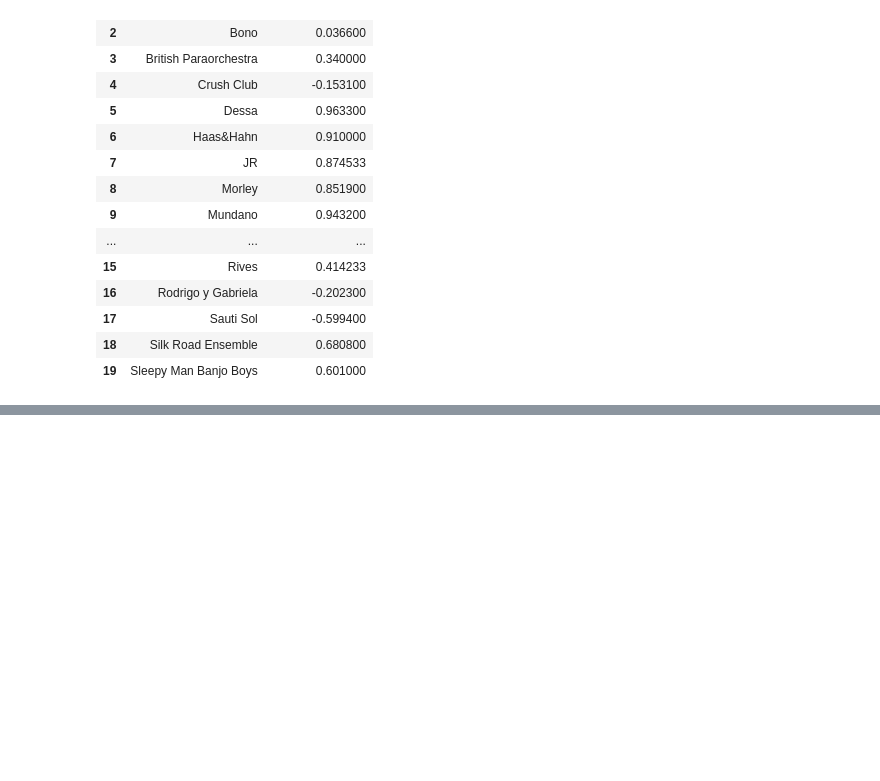
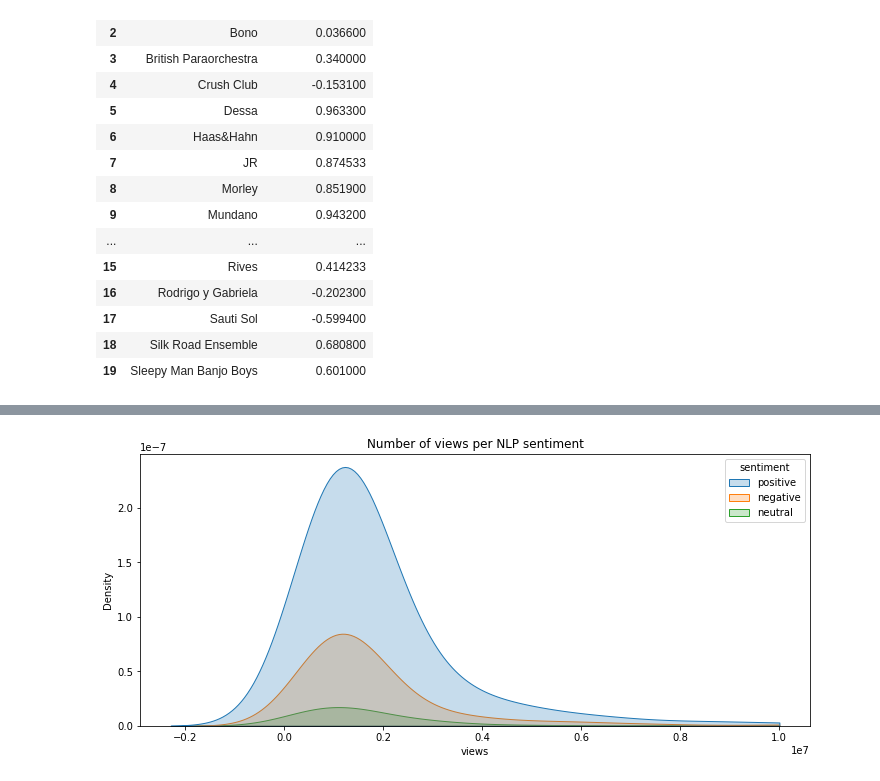
Before and after one commit to ju-br/Project-TED-talks-API-SQL, a Jupyter notebook: API SQL Sentiment TED.ipynb, the cells around one changed output, grey strips where cells are left out. Drawn from its saved outputs; the diff is of its cells as text; code cells hidden in the pictures; blank space fills up the shorter version.

Commit message:
sentiment plots

```diff
--- a/API SQL Sentiment TED.ipynb
+++ b/API SQL Sentiment TED.ipynb
@@ -353,0 +310,3 @@ export_csv (df)
+# %%
+ted_df=pd.read_csv('data/TED.csv')
+ted_df
@@ -383,0 +488,8 @@ fig.show()
+# %%
+# views x sentiment
+plt.figure(figsize = (12, 5))
+sns.kdeplot(x=ted_df.loc[ted_df['sentiment'] != "No data"]['views'], hue=ted_df.loc[ted_df['sentiment'] != "No data"]['sentiment'], fill=True,clip=(-10000000,10000000))
+plt.title('Number of views per NLP sentiment')
+plt.savefig('figures/density_views_feelings.png')
+# %% [output]
+[figure, added]
```
Also changed, not shown: parts of 30 cells of this notebook, 8 other files.
